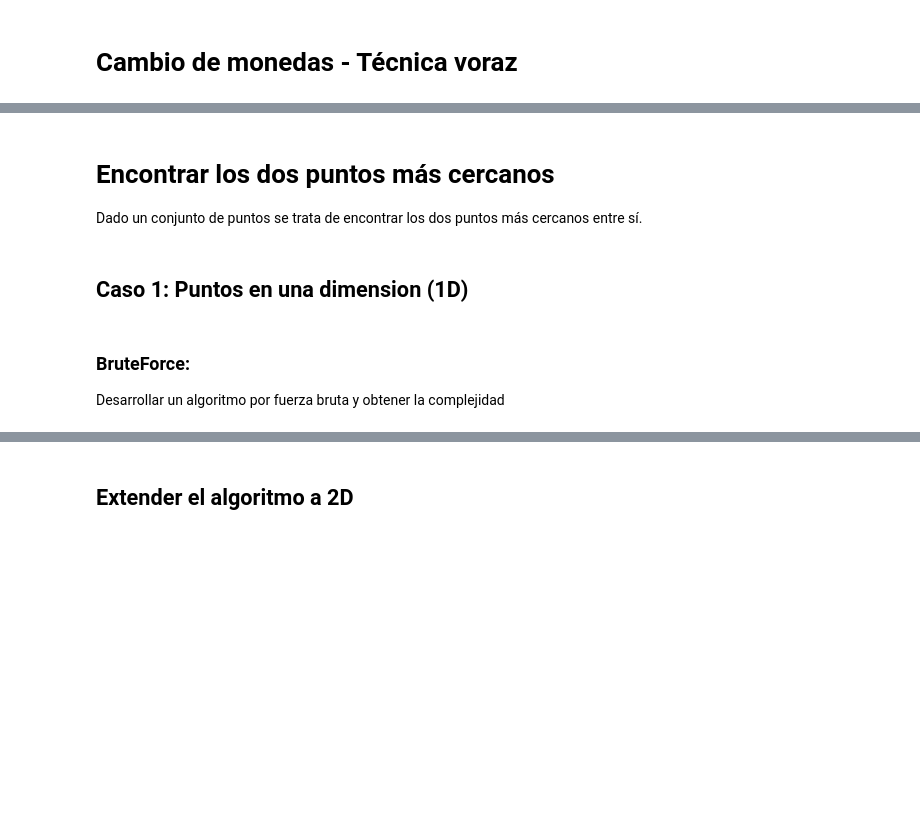
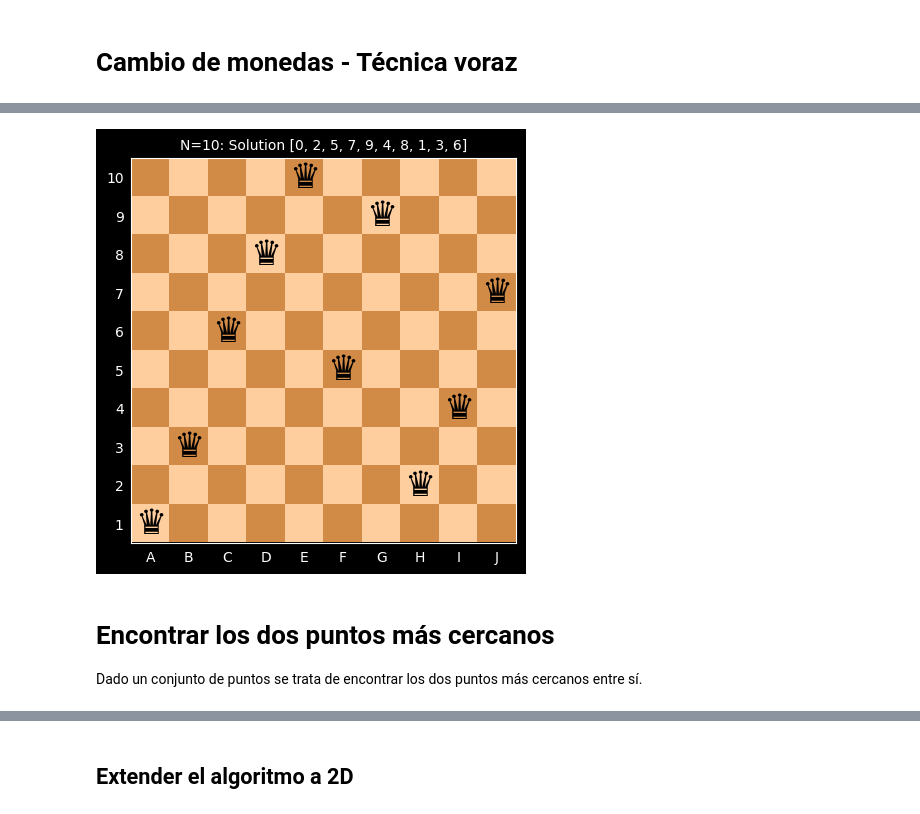
Before and after one commit to carlosbravo1408/03MIAR-Algoritmos-de-Optimizacion-2025, a Jupyter notebook: AG1/Algoritmos AG1(Divide y vencerás,Voraz,Backtracking).ipynb, the cells around one changed output, grey strips where cells are left out. Drawn from its saved outputs; the diff is of its cells as text; code cells hidden in the pictures; blank space fills up the shorter version.

```diff
--- a/AG1/Algoritmos AG1(Divide y vencerás,Voraz,Backtracking).ipynb
+++ b/AG1/Algoritmos AG1(Divide y vencerás,Voraz,Backtracking).ipynb
@@ -368,33 +383,3 @@ El coste temporal del método `validate_solution` es $O(N)$.
 El coste de hacer backtracking a este problema es teóricamente de $O(N!)$
 
 Por cada iteración dentro del backtracking se llama al método `validate_solution`, lo cual implica que la complejidad temporal es $O(N \times N!)$.
-# %%
-@measure_time_accurately
-def solve_n_queens(n: int) -> List[NQueenSolution]:
-    if n == 1: return [[0]]  # una unica reina
-    if n in [2, 3]: return []  # no existe solucion con 2 o 3 reinas
-    solution = [[]]
-    for i in range(n):
-        solution = extend_with_valid_solutions(solution, n)
-    return solution
-
-# Aquí el método validate_solution es de complejidad lineal, se ha quitado la búsqueda redundante por casos ya conocidos
-def validate_solution(solution: NQueenSolution, current_queen_row: int) -> bool:
-    current_col = len(solution)
-    for col, row in enumerate(solution):
-        if row == current_queen_row:
-            return False
-        if abs(current_col - col) == abs(current_queen_row - row):
-            return False
-    return True
-
-def extend_with_valid_solutions(previous_permutation: list, n: int):
-    new_perm = []
-    for p in previous_permutation:
-        for i in range(n):
-            if validate_solution(p, i):
-                extended_array = p + [i]
-                new_perm.append(extended_array)
-    return new_perm
-
-solve_n_queens(10)
@@ -437,3 +453,8 @@ plt.show()
+# %%
+draw_board(queens[0])
+plt.show()
+# %% [output]
+[figure, added]
 # %% [markdown]
 # Encontrar los dos puntos más cercanos
 
@@ -463,6 +503,0 @@ def get_1D_distance(p: PointType, q: PointType) -> int:
-# %% [markdown]
-## Caso 1: Puntos en una dimension (1D)
-# %% [markdown]
-### BruteForce:
-
-Desarrollar un algoritmo por fuerza bruta y obtener la complejidad
```
Also changed, not shown: parts of 41 cells of this notebook.
